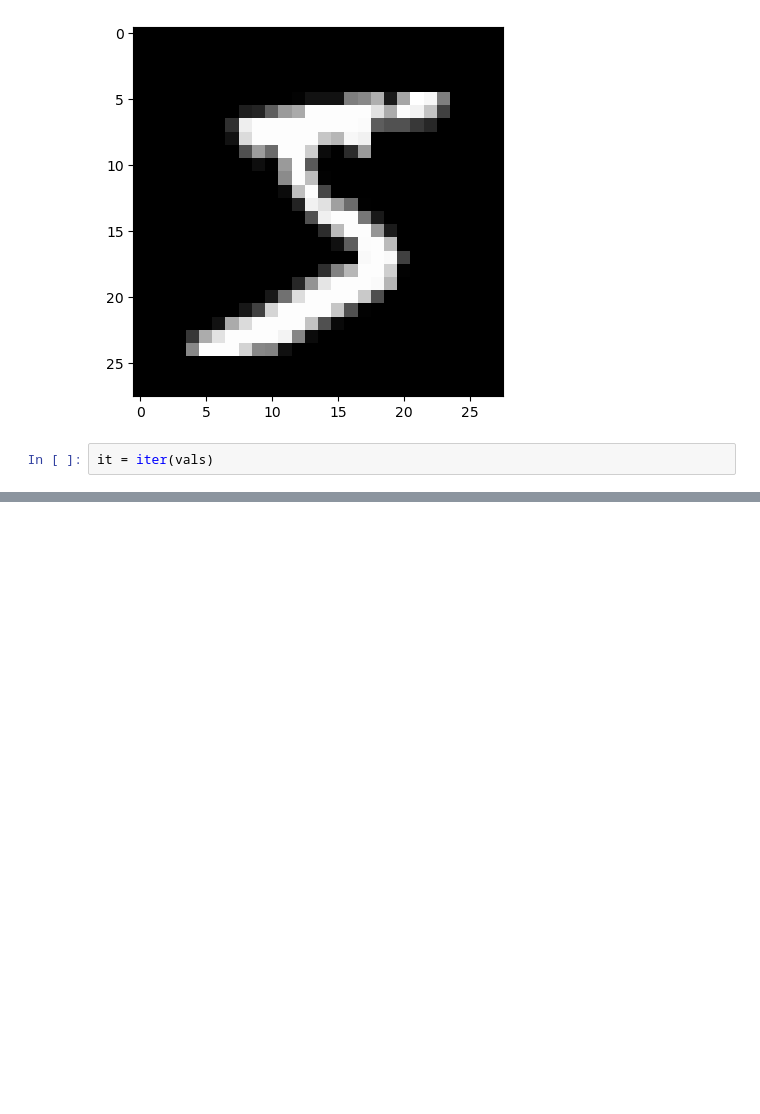
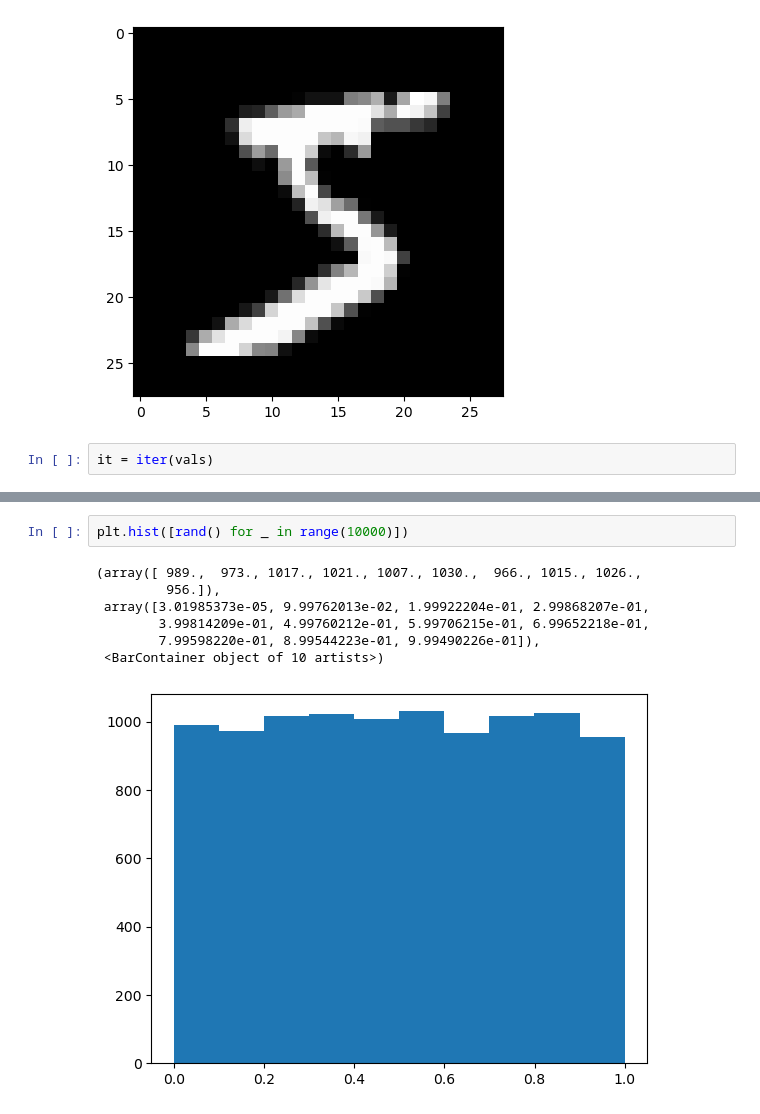
Before and after one commit to me-tao/part2, a Jupyter notebook: matmul.ipynb, the cells around one changed output, grey strips where cells are left out. Drawn from its saved outputs; the diff is of its cells as text; blank space fills up the shorter version.

```diff
--- a/matmul.ipynb
+++ b/matmul.ipynb
@@ -56,0 +134,10 @@ plt.imshow(img)
+# %%
+plt.hist([rand() for _ in range(10000)])
+# %% [output]
+(array([ 989.,  973., 1017., 1021., 1007., 1030.,  966., 1015., 1026.,
+         956.]),
+ array([3.01985373e-05, 9.99762013e-02, 1.99922204e-01, 2.99868207e-01,
+        3.99814209e-01, 4.99760212e-01, 5.99706215e-01, 6.99652218e-01,
+        7.99598220e-01, 8.99544223e-01, 9.99490226e-01]),
+ <BarContainer object of 10 artists>)
+[figure, added]
```
Also changed, not shown: parts of 22 cells of this notebook.
